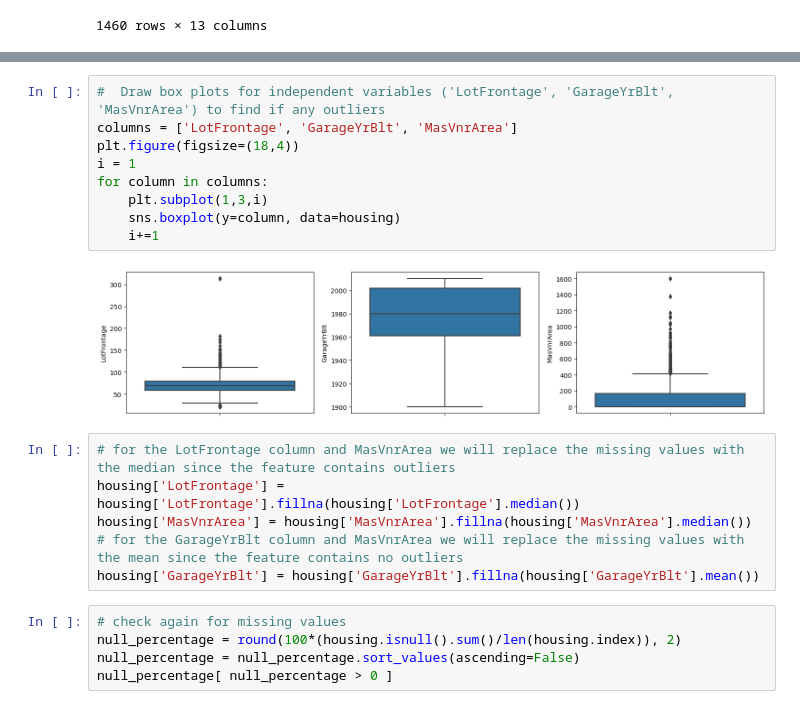
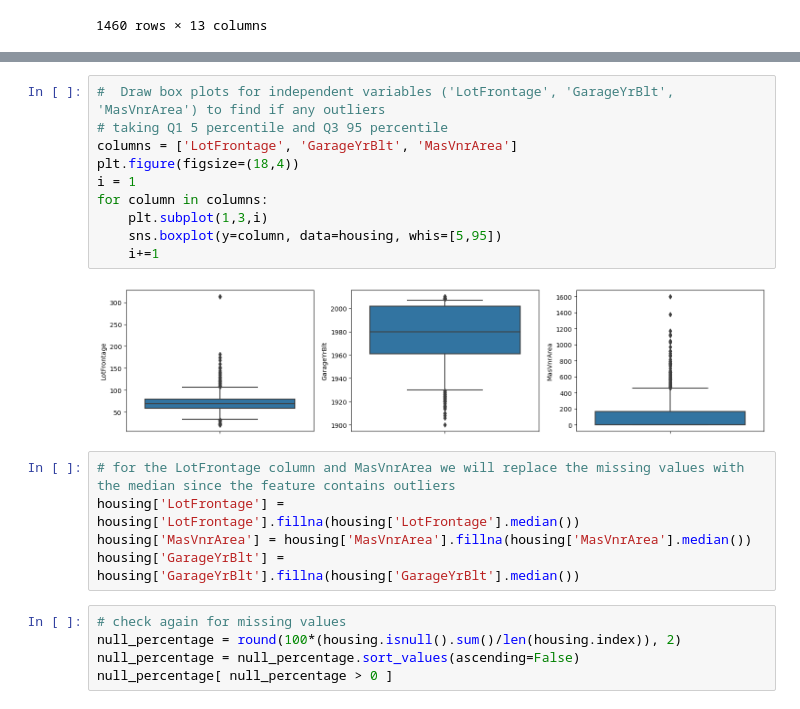
Before and after one commit to SanjayaKumarSahoo/advanced-regression-assignment, a Jupyter notebook: Assignment - Advanced Regression.ipynb, the cells around one changed output, grey strips where cells are left out. Drawn from its saved outputs; the diff is of its cells as text.

```diff
--- a/Assignment - Advanced Regression.ipynb
+++ b/Assignment - Advanced Regression.ipynb
@@ -235,21 +235,21 @@ Electrical       object
 dtype: object
 # %%
 #  Draw box plots for independent variables ('LotFrontage', 'GarageYrBlt', 'MasVnrArea') to find if any outliers
+# taking Q1 5 percentile and Q3 95 percentile
 columns = ['LotFrontage', 'GarageYrBlt', 'MasVnrArea']
 plt.figure(figsize=(18,4))
 i = 1
 for column in columns:
     plt.subplot(1,3,i)
-    sns.boxplot(y=column, data=housing)
+    sns.boxplot(y=column, data=housing, whis=[5,95])
     i+=1
 # %% [output]
-[figure, old version]
+[figure, new version]
 # %%
 # for the LotFrontage column and MasVnrArea we will replace the missing values with the median since the feature contains outliers
 housing['LotFrontage'] = housing['LotFrontage'].fillna(housing['LotFrontage'].median())
 housing['MasVnrArea'] = housing['MasVnrArea'].fillna(housing['MasVnrArea'].median())
-# for the GarageYrBlt column and MasVnrArea we will replace the missing values with the mean since the feature contains no outliers
-housing['GarageYrBlt'] = housing['GarageYrBlt'].fillna(housing['GarageYrBlt'].mean())
+housing['GarageYrBlt'] = housing['GarageYrBlt'].fillna(housing['GarageYrBlt'].median())
 # %%
 # check again for missing values
 null_percentage = round(100*(housing.isnull().sum()/len(housing.index)), 2)
```
Also changed, not shown: parts of 20 cells of this notebook.
